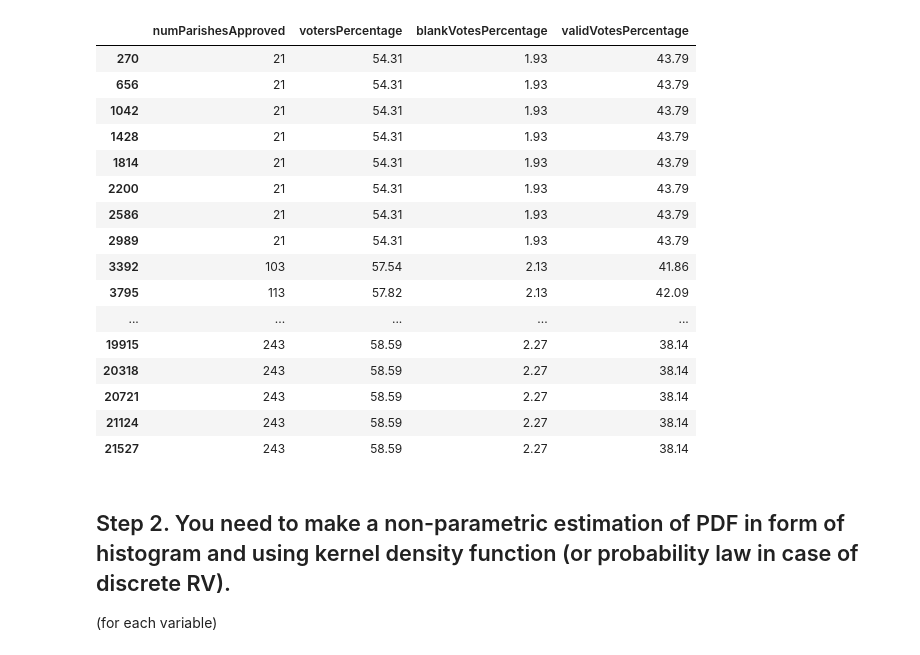
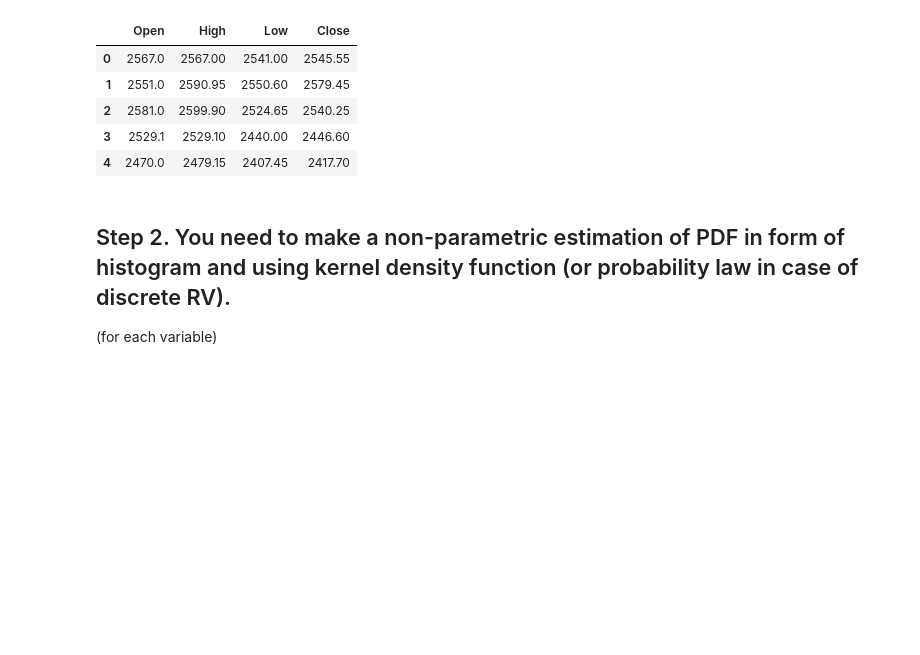
Before and after one commit to semaputnik/multivariate-data-analysis-labs, a Jupyter notebook: Lab_1/code.ipynb, the cells around one changed output. Saved outputs shown, nothing was run; the diff lists cells and outputs as text; code cells hidden in the pictures; blank space fills up the shorter version.

```diff
--- a/Lab_1/code.ipynb
+++ b/Lab_1/code.ipynb
@@ -8,4 +18,4 @@ import scipy as sc
 # %%
-source_data_path = "./data/ElectionData.csv"
+source_data_path = "./../tcs_stock.csv"
 # %%
-row_df = pd.read_csv(source_data_path)
+raw_df = pd.read_csv(source_data_path)
@@ -44,24 +47,13 @@ validVotesPercentage (numeric): Percentage of valid votes in a party
 # %%
-df = full_df[['numParishesApproved', 'votersPercentage', 'blankVotesPercentage', 'validVotesPercentage' ]]
-df
+df = raw_df[['Open', 'High', 'Low', 'Close']]
+df.head()
 # %% [output]
-|  | numParishesApproved | votersPercentage | blankVotesPercentage | validVotesPercentage |
-| 270 | 21 | 54.31 | 1.93 | 43.79 |
-| 656 | 21 | 54.31 | 1.93 | 43.79 |
-| 1042 | 21 | 54.31 | 1.93 | 43.79 |
-| 1428 | 21 | 54.31 | 1.93 | 43.79 |
-| 1814 | 21 | 54.31 | 1.93 | 43.79 |
-| 2200 | 21 | 54.31 | 1.93 | 43.79 |
-| 2586 | 21 | 54.31 | 1.93 | 43.79 |
-| 2989 | 21 | 54.31 | 1.93 | 43.79 |
-| 3392 | 103 | 57.54 | 2.13 | 41.86 |
-| 3795 | 113 | 57.82 | 2.13 | 42.09 |
-| ... | ... | ... | ... | ... |
-| 19915 | 243 | 58.59 | 2.27 | 38.14 |
-| 20318 | 243 | 58.59 | 2.27 | 38.14 |
-| 20721 | 243 | 58.59 | 2.27 | 38.14 |
-| 21124 | 243 | 58.59 | 2.27 | 38.14 |
-| 21527 | 243 | 58.59 | 2.27 | 38.14 |
+|  | Open | High | Low | Close |
+| 0 | 2567.0 | 2567.00 | 2541.00 | 2545.55 |
+| 1 | 2551.0 | 2590.95 | 2550.60 | 2579.45 |
+| 2 | 2581.0 | 2599.90 | 2524.65 | 2540.25 |
+| 3 | 2529.1 | 2529.10 | 2440.00 | 2446.60 |
+| 4 | 2470.0 | 2479.15 | 2407.45 | 2417.70 |
 # %% [markdown]
 ## Step 2. You need to make a non-parametric estimation of PDF in form of histogram and using kernel density function (or probability law in case of discrete RV).
 
```
Also changed, not shown: parts of 21 cells of this notebook.
